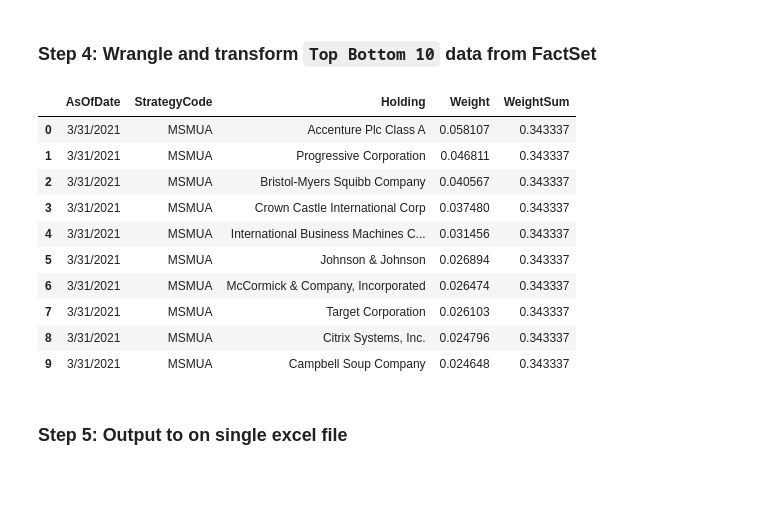
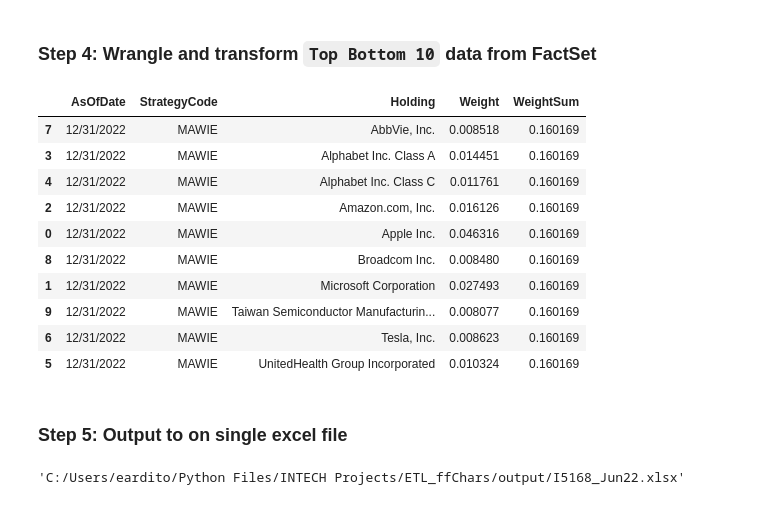
Before and after one commit to eardito/sim_chars_flat_file_project, a Jupyter notebook: chars_weights_flat_file.ipynb, the cells around one changed output. Drawn from its saved outputs; the diff is of its cells as text; code cells hidden in the pictures.

```diff
--- a/chars_weights_flat_file.ipynb
+++ b/chars_weights_flat_file.ipynb
@@ -8,20 +11,24 @@ import xlsxwriter
 # %% [markdown]
 ### Step 1:  Wrangle and transform `Sector` data from FactSet
+# %%
+# Create variable with path to input file in input folder
+cwd = os.getcwd()
+input_path = os.path.join(cwd + "/input/input_template.xlsx")
 # %%
 # Import sector weights tab and create df
-df = pd.read_excel('input_template.xlsx', sheet_name = 'SECTOR WEIGHTS', skiprows=7, header= None, names=['Sector', 'SimPortWeight', 'IndexWeight'])
+sector = pd.read_excel(input_path, sheet_name = 'SECTOR WEIGHTS', skiprows=7, header= None, names=['Sector', 'SimPortWeight', 'IndexWeight'])
 
 # Drop blank rows
-df = df.dropna(axis=0)
+sector = sector.dropna(axis=0)
 
 # Delete Total Row
-df = df[df['Sector'] != 'Total']
+sector = sector[sector['Sector'] != 'Total']
 
 # Divide Weights by 100
-df[['SimPortWeight', 'IndexWeight']] = df[['SimPortWeight', 'IndexWeight']].div(100)
+sector[['SimPortWeight', 'IndexWeight']] = sector[['SimPortWeight', 'IndexWeight']].div(100)
 
 # Import same file to wo skipping rows to get some add'l necessary meta_data
-df_metadata = pd.read_excel('input_template.xlsx', sheet_name = 'SECTOR WEIGHTS')
+df_metadata = pd.read_excel(input_path, sheet_name = 'SECTOR WEIGHTS')
 
 # Get report date
 rpt_date = df_metadata.iloc[4,0]
@@ -30,21 +37,17 @@ rpt_date = df_metadata.iloc[4,0]
 rpt_curr = df_metadata.iloc[0,0]
 
 # Get strategy code (allow for suffix such as EVE if exists)
-code_raw = df_metadata.columns[0].split()[0]
-if len(code_raw.split('_')) == 3:
-    names = code_raw.split('_')[0:-1]
-    rpt_code = names[0] + "_" + names[1]
-else:
-    rpt_code = code_raw.split('_')[0]
+full_rpt_code = df_metadata.columns[0].split()[0]
+rpt_code = full_rpt_code.split('_')[0]
 
 # Insert add'l cols needed for Seismic
-df.insert(0, 'AsOfDate', rpt_date)
-df.insert(1, 'StrategyCode', rpt_code)
+sector.insert(0, 'AsOfDate', rpt_date)
+sector.insert(1, 'StrategyCode', rpt_code)
 
 # Preview df and metadata
 print('Date: ', rpt_date, " ", "Date Type: ", type(rpt_date), ' Strategy Code: ', rpt_code, \
     ' Currency: ', rpt_curr)
-df.head(13)
+sector.head(13)
 
 # Use 'filepath' below if want to make sharable with IB and MM, can use PA directory for input and output.
 #filepath 'M:/Characteristics/Flat File/Template/Flat_File_Template.xlsx'
@@ -269,40 +247,42 @@ chars
 # %%
 # Import Top 10 Portfolio Holdings by Weight tab and create df
 
-tb = pd.read_excel('input_template.xlsx', sheet_name = 'TOP 10 WEIGHTS', header = None, skiprows = 8, skipfooter = 1, names=['Holding', 'Weight'])
+tb = pd.read_excel(input_path, sheet_name = 'TOP 10 WEIGHTS', header = None, skiprows = 8, skipfooter = 1, names=['Holding', 'Weight'])
 
 # Drop blank rows
 tb = tb.dropna(axis=0)
 
 # Delete Total Row
 tb = tb[tb['Holding'] != 'Total']
 
 # Sum up total of the top 10 holdings weights
 ten_wgt_sum = tb['Weight'].sum()
 
 # Insert add'l columns need for Seismic
 tb.insert(0, 'AsOfDate', rpt_date)
 tb.insert(1, 'StrategyCode', rpt_code)
 tb.insert(4, 'WeightSum', ten_wgt_sum)
 
 # Divide Weights by 100
 tb[['Weight','WeightSum']] = tb[['Weight', 'WeightSum']].div(100)
 
+tb.sort_values(by = 'Holding', inplace=True)
+
 tb
 
 # Use 'filepath' below if want to make sharable with IB and MM, can use PA directory for input and output.
 #filepath 'M:/Characteristics/Flat File/Template/Flat_File_Template.xlsx'
 # %% [output]
 |  | AsOfDate | StrategyCode | Holding | Weight | WeightSum |
-| 0 | 3/31/2021 | MSMUA | Accenture Plc Class A | 0.058107 | 0.343337 |
-| 1 | 3/31/2021 | MSMUA | Progressive Corporation | 0.046811 | 0.343337 |
-| 2 | 3/31/2021 | MSMUA | Bristol-Myers Squibb Company | 0.040567 | 0.343337 |
-| 3 | 3/31/2021 | MSMUA | Crown Castle International Corp | 0.037480 | 0.343337 |
-| 4 | 3/31/2021 | MSMUA | International Business Machines C... | 0.031456 | 0.343337 |
-| 5 | 3/31/2021 | MSMUA | Johnson & Johnson | 0.026894 | 0.343337 |
-| 6 | 3/31/2021 | MSMUA | McCormick & Company, Incorporated | 0.026474 | 0.343337 |
-| 7 | 3/31/2021 | MSMUA | Target Corporation | 0.026103 | 0.343337 |
-| 8 | 3/31/2021 | MSMUA | Citrix Systems, Inc. | 0.024796 | 0.343337 |
-| 9 | 3/31/2021 | MSMUA | Campbell Soup Company | 0.024648 | 0.343337 |
+| 7 | 12/31/2022 | MAWIE | AbbVie, Inc. | 0.008518 | 0.160169 |
+| 3 | 12/31/2022 | MAWIE | Alphabet Inc. Class A | 0.014451 | 0.160169 |
+| 4 | 12/31/2022 | MAWIE | Alphabet Inc. Class C | 0.011761 | 0.160169 |
+| 2 | 12/31/2022 | MAWIE | Amazon.com, Inc. | 0.016126 | 0.160169 |
+| 0 | 12/31/2022 | MAWIE | Apple Inc. | 0.046316 | 0.160169 |
+| 8 | 12/31/2022 | MAWIE | Broadcom Inc. | 0.008480 | 0.160169 |
+| 1 | 12/31/2022 | MAWIE | Microsoft Corporation | 0.027493 | 0.160169 |
+| 9 | 12/31/2022 | MAWIE | Taiwan Semiconductor Manufacturin... | 0.008077 | 0.160169 |
+| 6 | 12/31/2022 | MAWIE | Tesla, Inc. | 0.008623 | 0.160169 |
+| 5 | 12/31/2022 | MAWIE | UnitedHealth Group Incorporated | 0.010324 | 0.160169 |
 # %% [markdown]
 ### Step 5:  Output to on single excel file
@@ -343,0 +427,4 @@ writer.save()
+# %%
+full_path
+# %% [output]
+'C:/Users/eardito/Python Files/INTECH Projects/ETL_ffChars/output/I5168_Jun22.xlsx'
```
Also changed, not shown: parts of 16 cells of this notebook.
